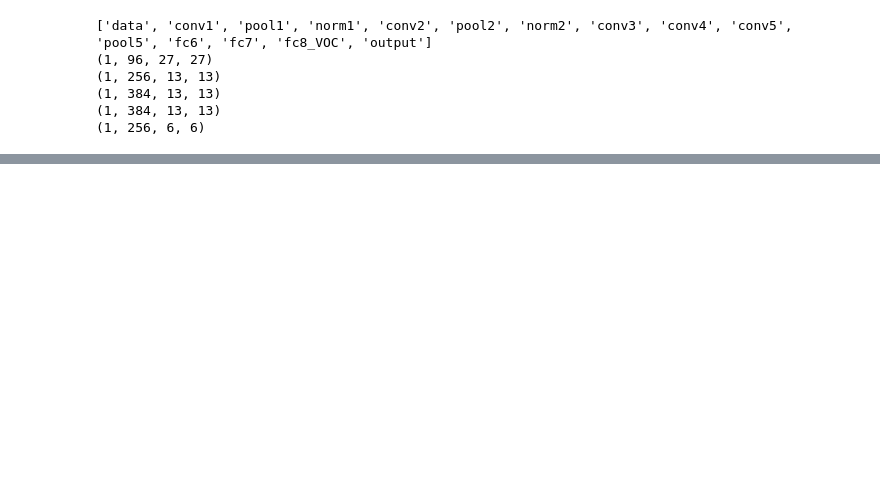
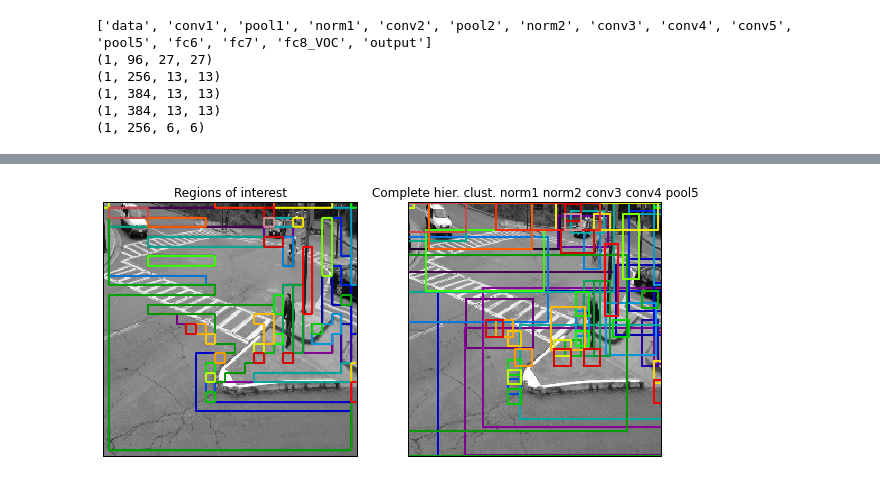
Before and after one commit to bellettif/smartCams, a Jupyter notebook: smartCams/segmentation/Seg_NN_2.ipynb, the cells around one changed output, grey strips where cells are left out. Cells and saved outputs as stored; diff of their text form; code cells hidden in the pictures; blank space fills up the shorter version.

```diff
--- a/smartCams/segmentation/Seg_NN_2.ipynb
+++ b/smartCams/segmentation/Seg_NN_2.ipynb
@@ -211,12 +173,10 @@ vis_square(feat, padval=1)
 # %%
-input_name    = 'data'
+input_name    = 'norm1'
 layers_of_interest = ['norm1', 'norm2', 'conv3', 'conv4', 'pool5']
 
 stacked_feats = [stack_features(net, input_name, target_name) for target_name in layers_of_interest]
 
 stacked_feats = np.vstack(stacked_feats)
 
-print stacked_feats.shape
-
-vis_square(stacked_feats, padval=1)
+#vis_square(stacked_feats, padval=1)
 # %%
@@ -269,31 +235,85 @@ for assign_labels in ('kmeans', 'discretize'):
 # %%
 from sklearn.feature_extraction import image
 from sklearn.cluster import AgglomerativeClustering
+import scipy
+import cv2
+import matplotlib.patches as patches
 
 stacked_feats_t = np.transpose(stacked_feats, (1, 2, 0))
+
+#
+# Withen data
+#
+stacked_feats_mean = stacked_feats.mean(0).mean(0)
+stacked_feats -= stacked_feats_mean
+stacked_feats_std = np.sqrt(stacked_feats.var(0).var(0))
+stacked_feats /= stacked_feats_std
+
 
 h = stacked_feats_t.shape[0]
 w = stacked_feats_t.shape[1]
 d = stacked_feats_t.shape[2]
 
 flat_feats = np.reshape(stacked_feats_t, (h * w, d))
 
 # Convert the image into a graph
 graph = image.grid_to_graph(n_x = h, n_y = w)
 
-N_REGIONS = 50
+N_REGIONS = 60
 agg_clustering = AgglomerativeClustering(n_clusters=N_REGIONS,
-                                         linkage = 'ward',
+                                         linkage = 'complete',
                                          connectivity = graph).fit(flat_feats)
 
+input_image = transformer.deprocess('data', net.blobs['data'].data[0])
+image_h = input_image.shape[0]
+image_w = input_image.shape[1]
+
+labels = agg_clustering.labels_.reshape((h, w))
+
+labels = np.round(scipy.ndimage.interpolation.zoom(labels, float(image_h) / float(h), order = 0))
 
 
-labels = agg_clustering.labels_.reshape((h, w))
-plt.figure(figsize=(5, 5))
-plt.imshow(transformer.deprocess('data', net.blobs['data'].data[0]))
+context_padding = 0.4
+
+rois = []
+plt.subplot(121)
+plt.imshow(input_image)
 for l in range(N_REGIONS):
+    c = plt.cm.spectral(l / float(N_REGIONS))
     plt.contour(labels == l, contours=1,
-                colors=[plt.cm.spectral(l / float(N_REGIONS)), ])
+                colors=[c, ], alpha = 1.0)
 plt.xticks(())
 plt.yticks(())
-plt.title('Hierarchical clustering: %.2fs' % (t1 - t0))
+
+plt.title('Regions of interest')
+plt.subplot(122)
+plt.imshow(input_image)
+for l in range(N_REGIONS):
+    y_roi, x_roi = np.nonzero(labels == l)
+    xmin = np.min(x_roi)
+    xmax = np.max(x_roi)
+    ymin = np.min(y_roi)
+    ymax = np.max(y_roi)
+    #
+    window_w = xmax - xmin
+    window_h = xmax - xmin
+    #
+    xmin = int(max(0, xmin - context_padding * window_w))
+    xmax = int(min(image_w, xmax + context_padding * window_w))
+    ymin = int(max(0, ymin - context_padding * window_h))
+    ymax = int(min(image_h, ymax + context_padding * window_h))
+    #
+    rois.append([xmin, xmax, ymin, ymax])
+    #
+    c = plt.cm.spectral(l / float(N_REGIONS))
+    coords = (xmin, ymin), xmax - xmin, ymax - ymin
+    currentAxis = plt.gca()
+    currentAxis.add_patch(plt.Rectangle(*coords, fill = False, edgecolor = c, linewidth = 2))
+plt.xticks(())
+plt.yticks(())
+plt.title('Complete hier. clust. ' + ' '.join(layers_of_interest))
+
+
+plt.savefig('H_clustering.png', dpi = 300)
+# %% [output]
+[figure, added]
```
Also changed, not shown: parts of 26 cells of this notebook, 1 other file.
